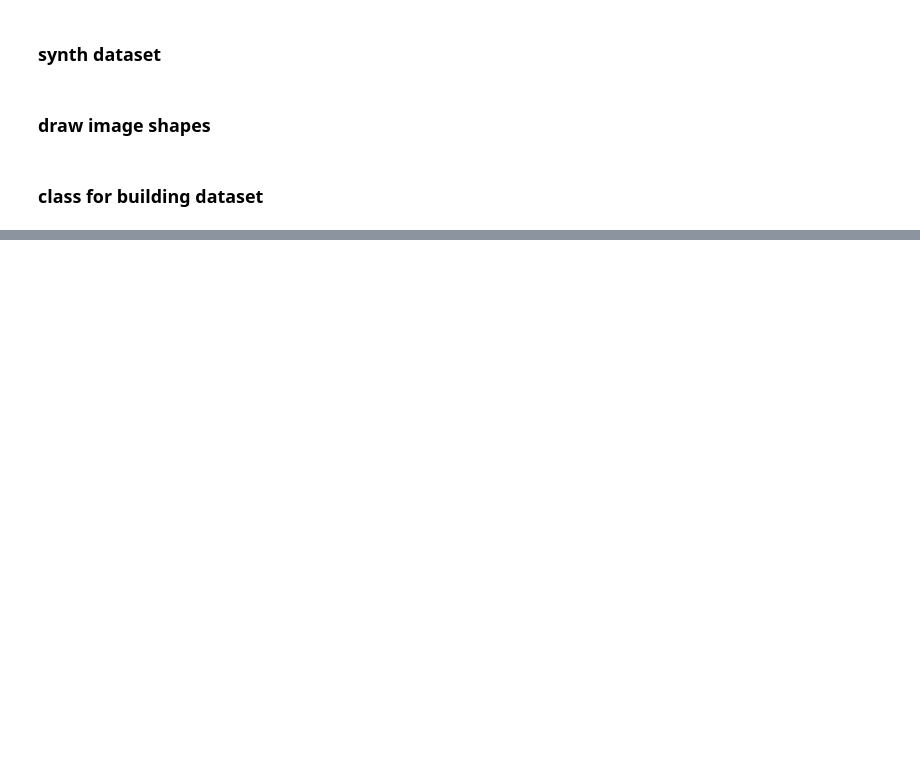
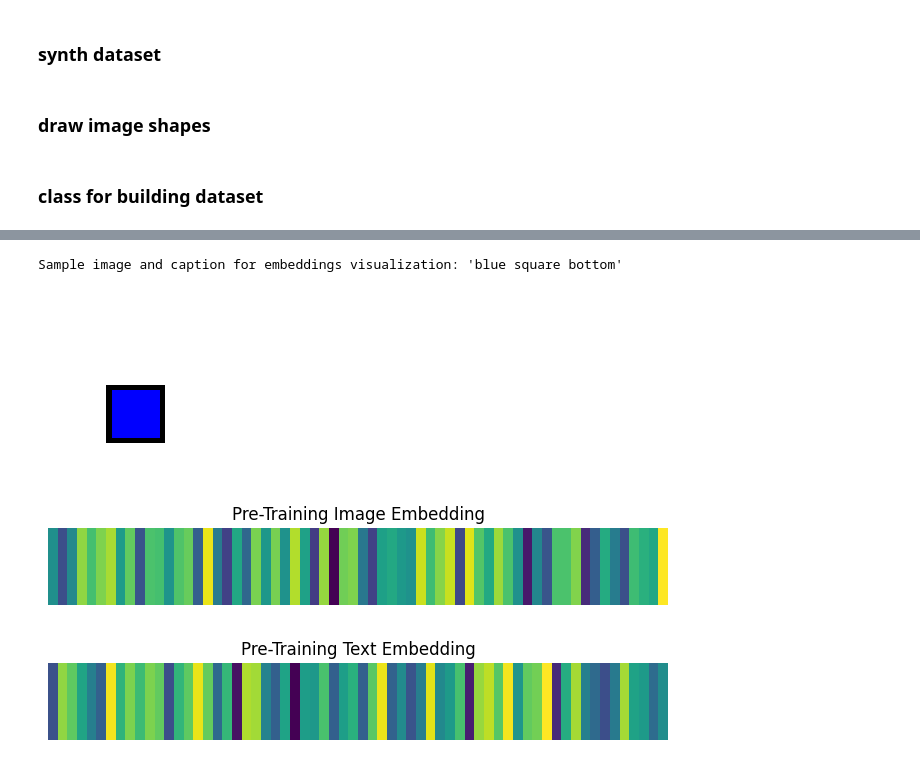
Before and after one commit to abgoswam/ml_scratch_pad_01, a Jupyter notebook: vision_week_7_vlm/a.ipynb, the cells around one changed output, grey strips where cells are left out. Drawn from its saved outputs; the diff is of its cells as text; code cells hidden in the pictures; blank space fills up the shorter version.

```diff
--- a/vision_week_7_vlm/a.ipynb
+++ b/vision_week_7_vlm/a.ipynb
@@ -110,0 +222,45 @@ class ShapesDataset():
+# %%
+img_enc = ImageEncoder().to(device)
+txt_enc = TextEncoder().to(device)
+
+params = list(img_enc.parameters()) + list(txt_enc.parameters())
+opt = torch.optim.AdamW(params, lr=LR)
+# %%
+def show_image(t, title=None):
+    img = (t.permute(1,2,0).numpy()*255).astype(np.uint8)
+    plt.figure(figsize=(2.2,2.2))
+    plt.axis('off')
+    if title: plt.title(title, fontsize=8)
+    plt.imshow(img); plt.show()
+
+# @title
+img_enc.eval(); txt_enc.eval()
+
+with torch.no_grad():
+    # Select a random index
+    random_idx = random.randrange(len(full_ds))
+    sample_img, sample_toks, sample_cap = full_ds[random_idx]
+    sample_img = sample_img.unsqueeze(0).to(device)
+    sample_toks = sample_toks.unsqueeze(0).to(device)
+    pre_train_img_emb = img_enc(sample_img).squeeze(0).cpu().numpy()
+    pre_train_txt_emb = txt_enc(sample_toks).squeeze(0).cpu().numpy()
+
+# Display the sample image and caption
+print(f"Sample image and caption for embeddings visualization: '{sample_cap}'")
+show_image(sample_img.squeeze(0).cpu())
+
+# Function to visualize embeddings (simplified)
+def plot_embedding(embedding, title):
+    plt.figure(figsize=(8, 1))
+    plt.imshow(embedding.reshape(1, -1), aspect='auto', cmap='viridis')
+    plt.title(title)
+    plt.axis('off')
+    plt.show()
+
+plot_embedding(pre_train_img_emb, "Pre-Training Image Embedding")
+plot_embedding(pre_train_txt_emb, "Pre-Training Text Embedding")
+# %% [output]
+Sample image and caption for embeddings visualization: 'blue square bottom'
+[figure, added]
+[figure, added]
+[figure, added]
```
Also changed, not shown: parts of 19 cells of this notebook, 3 other files.
